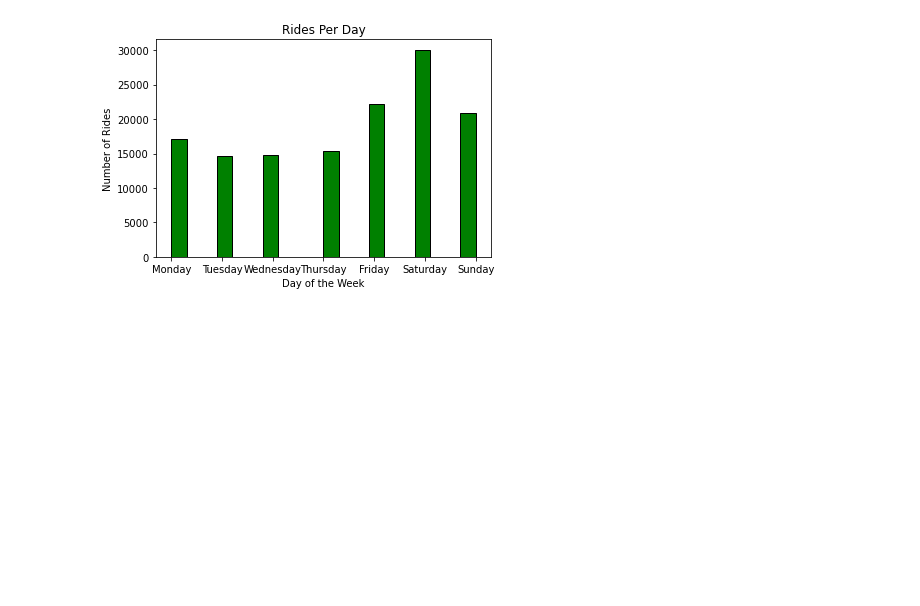
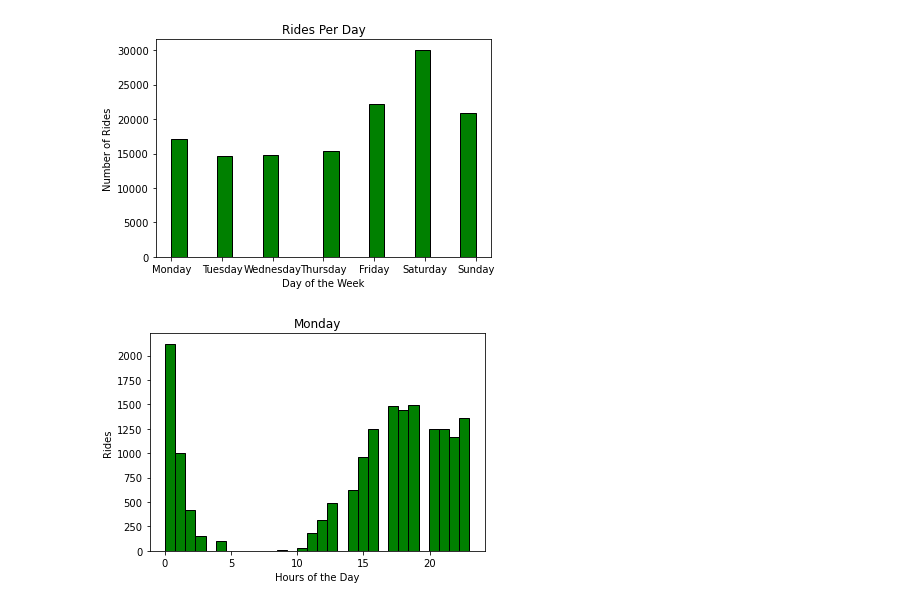
Before and after one commit to Quezadajl/nashville-scooters-project, a Jupyter notebook: notebooks/july_scooter.ipynb, the cells around one changed output. Cells and saved outputs as stored; diff of their text form; code cells hidden in the pictures; blank space fills up the shorter version.

```diff
--- a/notebooks/july_scooter.ipynb
+++ b/notebooks/july_scooter.ipynb
@@ -365,3 +365,17 @@ plt.title('Rides Per Day')
 plt.show()
 # %% [output]
 [figure]
+# %%
+mon_df = july_trip[july_trip['weekday'] == 'Monday']
+tues_df = july_trip[july_trip['weekday'] == 'Tuesday']
+wed_df = july_trip[july_trip['weekday'] == 'Wednesday']
+thurs_df = july_trip[july_trip['weekday'] == 'Thursday']
+fri_df = july_trip[july_trip['weekday'] == 'Friday']
+# %%
+plt.hist(mon_df.hour, bins = 30, color='green', edgecolor = 'black')
+plt.xlabel('Hours of the Day')
+plt.ylabel('Rides')
+plt.title('Monday')
+plt.show()
+# %% [output]
+[figure, added]
```
Also changed, not shown: parts of 5 cells of this notebook.
